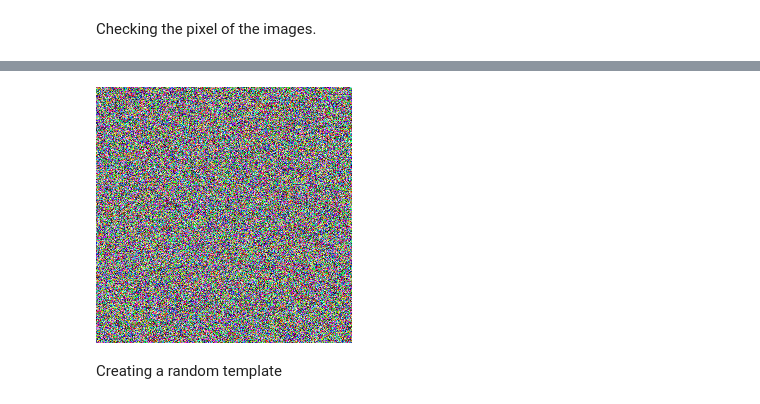
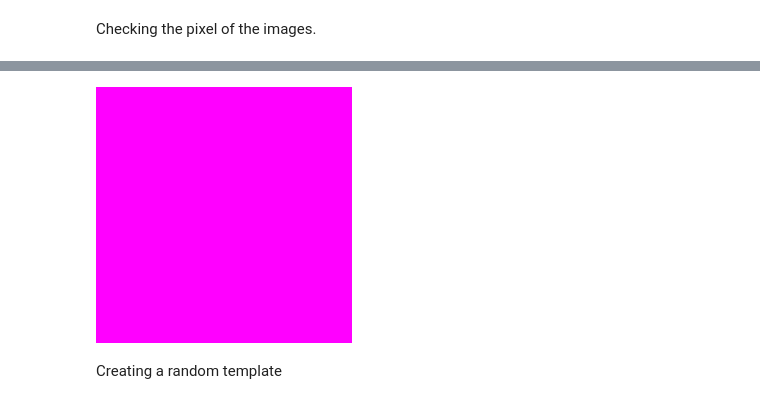
Before and after one commit to Clamarche/Intersect.Beta, a Jupyter notebook: securePhoto_notebooks.ipynb, the cells around one changed output, grey strips where cells are left out. Cells and saved outputs as stored; diff of their text form; code cells hidden in the pictures.

```diff
--- a/securePhoto_notebooks.ipynb
+++ b/securePhoto_notebooks.ipynb
@@ -105,0 +109,11 @@ plt.savefig('true_green256.png') ## maybe found a better solution
+# %%
+def transfer2array(name_picture):
+  pixels = pil.Image.open(name_picture)
+  size_x, size_y= pixels.size
+  pixels = pixels.load()
+
+  data = np.zeros((size_x, size_y, 3), dtype=np.uint8)
+  for i in range(size_x):
+    for j in range(size_y):
+      data[i, j] = pixels[i, j]
+  return data
@@ -106 +139,7 @@ plt.savefig('true_green256.png') ## maybe found a better solution
+# %%
+def create_image(array, name_picture):
+  image = pil.Image.fromarray(array)
+  image.save(name_picture+'.png')
+  display(Image(name_picture+'.png'))
+  return
 # %% [markdown]
@@ -128,16 +147,12 @@ Creating a function that get the value
-# %%
-def random_template():
-  data = np.zeros((256, 256, 3), dtype=np.uint8)
-  for i in range(256):
-    for j in range(256):
-      data[i, j] = np.multiply(np.random.rand(1, 3), 255)
-
-  image = pil.Image.fromarray(data)
-  image.save('template.png')
-  display(Image('template.png'))
-  return
-random_template()
-# %% [output]
-[figure, removed]
+# %%
+def add_template(picture_name, template_name, result_name='result'):
+  picture = transfer2array('blue256.png')
+  template = transfer2array('red256.png')
+
+  new = np.add(picture, template)
+  create_image(new, result_name)
+add_template('blue256', 'red256', 'pink256')
+# %% [output]
+[figure, added]
 # %% [markdown]
 Creating a random template
```
Also changed, not shown: parts of 18 cells of this notebook.
